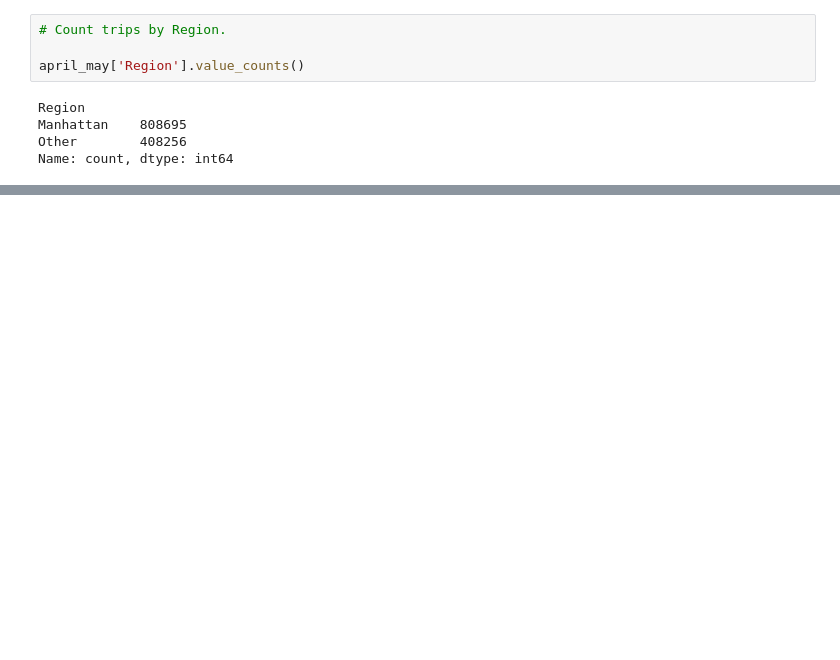
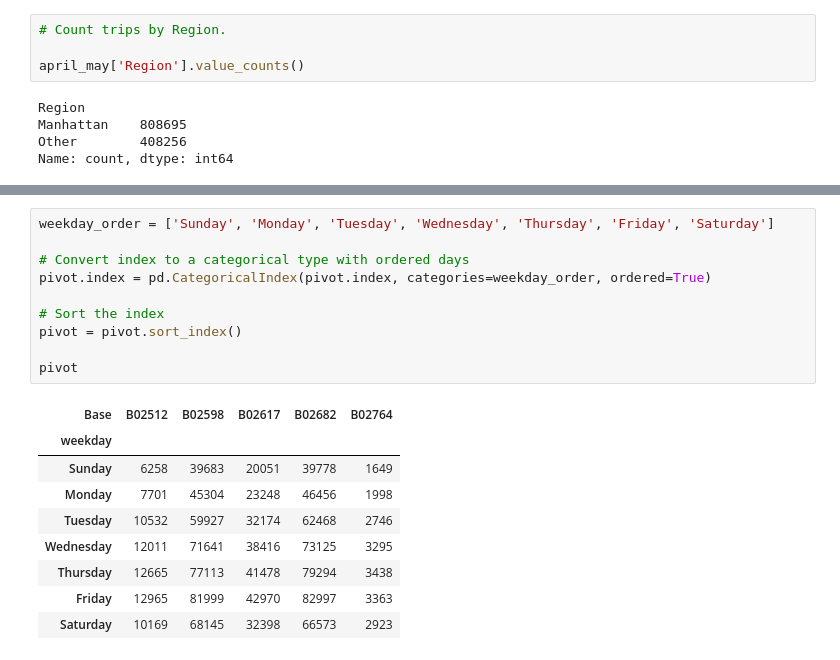
Before and after one commit to Ambily313/Uber-NYC-Trip-Analysis, a Jupyter notebook: ubernyc.ipynb, the cells around one changed output, grey strips where cells are left out. Cells and saved outputs as stored; diff of their text form; blank space fills up the shorter version.

```diff
--- a/ubernyc.ipynb
+++ b/ubernyc.ipynb
@@ -460,0 +521,20 @@ Name: count, dtype: int64
+# %%
+weekday_order = ['Sunday', 'Monday', 'Tuesday', 'Wednesday', 'Thursday', 'Friday', 'Saturday']
+
+# Convert index to a categorical type with ordered days
+pivot.index = pd.CategoricalIndex(pivot.index, categories=weekday_order, ordered=True)
+
+# Sort the index
+pivot = pivot.sort_index()
+
+pivot
+# %% [output]
+| Base | B02512 | B02598 | B02617 | B02682 | B02764 |
+| weekday |  |  |  |  |  |
+| Sunday | 6258 | 39683 | 20051 | 39778 | 1649 |
+| Monday | 7701 | 45304 | 23248 | 46456 | 1998 |
+| Tuesday | 10532 | 59927 | 32174 | 62468 | 2746 |
+| Wednesday | 12011 | 71641 | 38416 | 73125 | 3295 |
+| Thursday | 12665 | 77113 | 41478 | 79294 | 3438 |
+| Friday | 12965 | 81999 | 42970 | 82997 | 3363 |
+| Saturday | 10169 | 68145 | 32398 | 66573 | 2923 |
```
Also changed, not shown: parts of 17 cells of this notebook.
